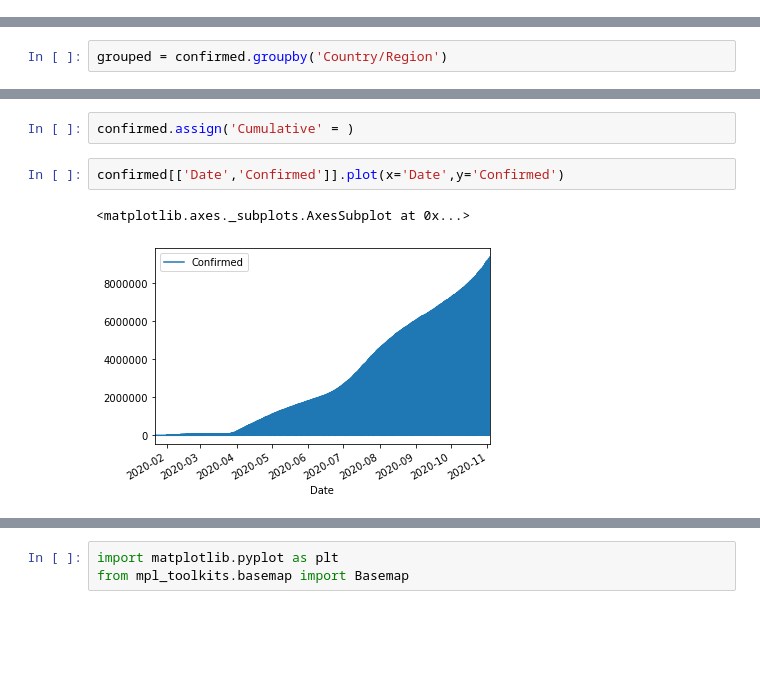
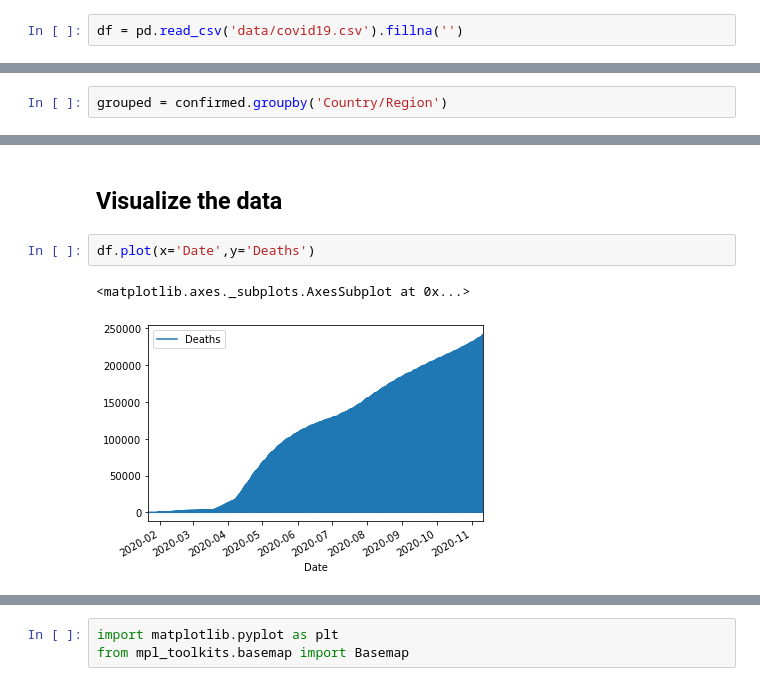
Before and after one commit to oercompbiomed/CBM101, a Jupyter notebook: C_Data_resources/4_Epidemiology_Covid19.ipynb, the cells around one changed output, grey strips where cells are left out. Cells and saved outputs as stored; diff of their text form; blank space fills up the shorter version.

```diff
--- a/C_Data_resources/4_Epidemiology_Covid19.ipynb
+++ b/C_Data_resources/4_Epidemiology_Covid19.ipynb
@@ -91,3 +296,5 @@ df.sort_values( # not in-place --> covid_cases remains unchanged
+# %%
+df = pd.read_csv('data/covid19.csv').fillna('')
 # %%
 df.dtypes
 # %% [output]
@@ -213,7 +403,7 @@ Name: Confirmed, Length: 287, dtype: float64
-# %%
-confirmed.assign('Cumulative' = )
+# %% [markdown]
+## Visualize the data
 # %%
-confirmed[['Date','Confirmed']].plot(x='Date',y='Confirmed')
+df.plot(x='Date',y='Deaths')
 # %% [output]
 <matplotlib.axes._subplots.AxesSubplot at 0x...>
-[figure, old version]
+[figure, new version]
```
Also changed, not shown: parts of 73 cells of this notebook.
